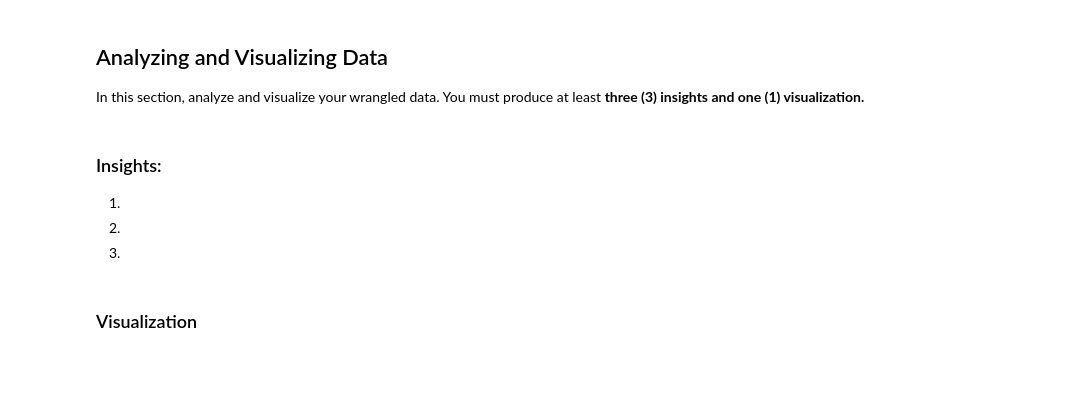
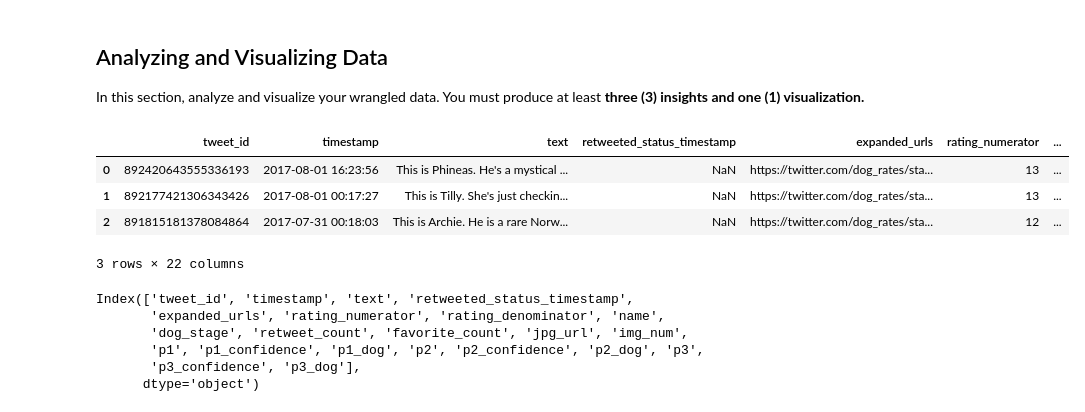
Before and after one commit to 3liud/ALX-data-wrangling-project, a Jupyter notebook: wrangle_act.ipynb, the cells around one changed output. Cells and saved outputs as stored; diff of their text form; code cells hidden in the pictures; blank space fills up the shorter version.

```diff
--- a/wrangle_act.ipynb
+++ b/wrangle_act.ipynb
@@ -665,12 +669,21 @@ twitter_archive_cleaned_2.to_csv('twitter_archive_master.csv', index=False)
 # %% [markdown]
 ## Analyzing and Visualizing Data
 In this section, analyze and visualize your wrangled data. You must produce at least **three (3) insights and one (1) visualization.**
-# %% [markdown]
-### Insights:
-1.
-
-2.
-
-3.
-# %% [markdown]
-### Visualization
+# %%
+twitter_df = pd.read_csv('twitter_archive_master.csv')
+twitter_df.head(3)
+# %% [output]
+|  | tweet_id | timestamp | text | retweeted_status_timestamp | expanded_urls | rating_numerator | ... |
+| 0 | 892420643555336193 | 2017-08-01 16:23:56 | This is Phineas. He's a mystical ... | NaN | https://twitter.com/dog_rates/sta... | 13 | ... |
+| 1 | 892177421306343426 | 2017-08-01 00:17:27 | This is Tilly. She's just checkin... | NaN | https://twitter.com/dog_rates/sta... | 13 | ... |
+| 2 | 891815181378084864 | 2017-07-31 00:18:03 | This is Archie. He is a rare Norw... | NaN | https://twitter.com/dog_rates/sta... | 12 | ... |
+3 rows × 22 columns
+# %%
+twitter_df.columns
+# %% [output]
+Index(['tweet_id', 'timestamp', 'text', 'retweeted_status_timestamp',
+       'expanded_urls', 'rating_numerator', 'rating_denominator', 'name',
+       'dog_stage', 'retweet_count', 'favorite_count', 'jpg_url', 'img_num',
+       'p1', 'p1_confidence', 'p1_dog', 'p2', 'p2_confidence', 'p2_dog', 'p3',
+       'p3_confidence', 'p3_dog'],
+      dtype='object')
```
Also changed, not shown: parts of 9 cells of this notebook.
